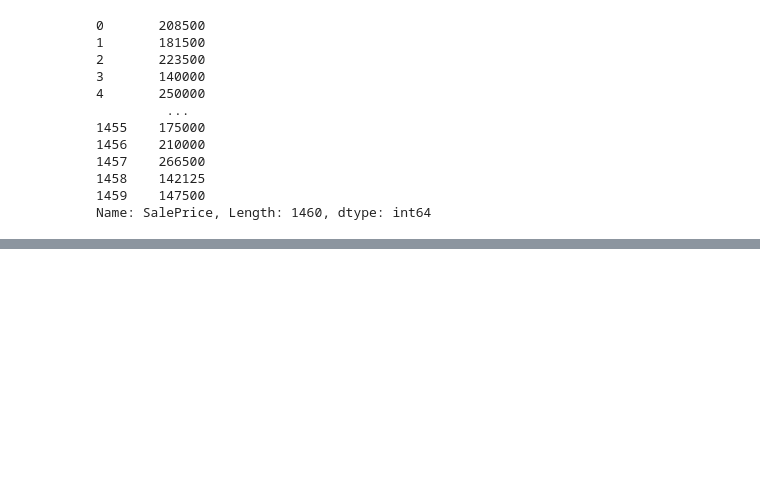
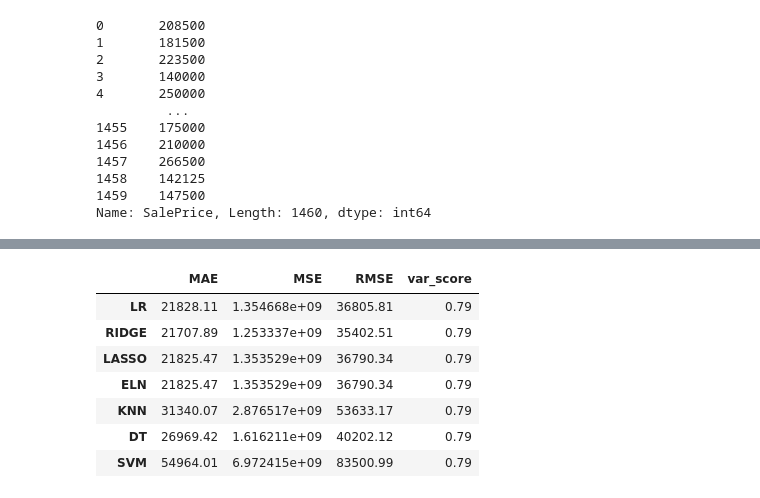
Before and after one commit to sachin-kakkadath/Machine-Learning-Algorithms, a Jupyter notebook: House Prices - Advanced Regression Techniques.ipynb, the cells around one changed output, grey strips where cells are left out. Cells and saved outputs as stored; diff of their text form; code cells hidden in the pictures; blank space fills up the shorter version.

```diff
--- a/House Prices - Advanced Regression Techniques.ipynb
+++ b/House Prices - Advanced Regression Techniques.ipynb
@@ -696,0 +734,2 @@ Name: SalePrice, Length: 1460, dtype: int64
+# %%
+performance_comparison_dict = {}
@@ -696,0 +827,30 @@ Name: SalePrice, Length: 1460, dtype: int64
+# %%
+DT.fit(X_train,Y_train)
+Y_pred = DT.predict(X_validation)
+
+MAE = metrics.mean_absolute_error(Y_validation, Y_pred)
+MSE = metrics.mean_squared_error(Y_validation, Y_pred)
+RMSE = np.sqrt(metrics.mean_squared_error(Y_validation, Y_pred))
+
+var_score = metrics.explained_variance_score(Y_validation, predictions)
+
+performance_comparison_dict['DT'] = {'MAE' : MAE,
+                                     'MSE': MSE,
+                                     'RMSE' : RMSE,
+                                     'var_score' : var_score
+                                     }
+# %%
+SVM.fit(X_train,Y_train)
+Y_pred = SVM.predict(X_validation)
+
+MAE = metrics.mean_absolute_error(Y_validation, Y_pred)
+MSE = metrics.mean_squared_error(Y_validation, Y_pred)
+RMSE = np.sqrt(metrics.mean_squared_error(Y_validation, Y_pred))
+
+var_score = metrics.explained_variance_score(Y_validation, predictions)
+
+performance_comparison_dict['SVM'] = {'MAE' : MAE,
+                                     'MSE': MSE,
+                                     'RMSE' : RMSE,
+                                     'var_score' : var_score
+                                     }
@@ -696,0 +877,11 @@ Name: SalePrice, Length: 1460, dtype: int64
+# %%
+pd.DataFrame.from_dict(performance_comparison_dict,orient ='index').round(2)
+# %% [output]
+|  | MAE | MSE | RMSE | var_score |
+| LR | 21828.11 | 1.354668e+09 | 36805.81 | 0.79 |
+| RIDGE | 21707.89 | 1.253337e+09 | 35402.51 | 0.79 |
+| LASSO | 21825.47 | 1.353529e+09 | 36790.34 | 0.79 |
+| ELN | 21825.47 | 1.353529e+09 | 36790.34 | 0.79 |
+| KNN | 31340.07 | 2.876517e+09 | 53633.17 | 0.79 |
+| DT | 26969.42 | 1.616211e+09 | 40202.12 | 0.79 |
+| SVM | 54964.01 | 6.972415e+09 | 83500.99 | 0.79 |
```
Also changed, not shown: parts of 13 cells of this notebook.
